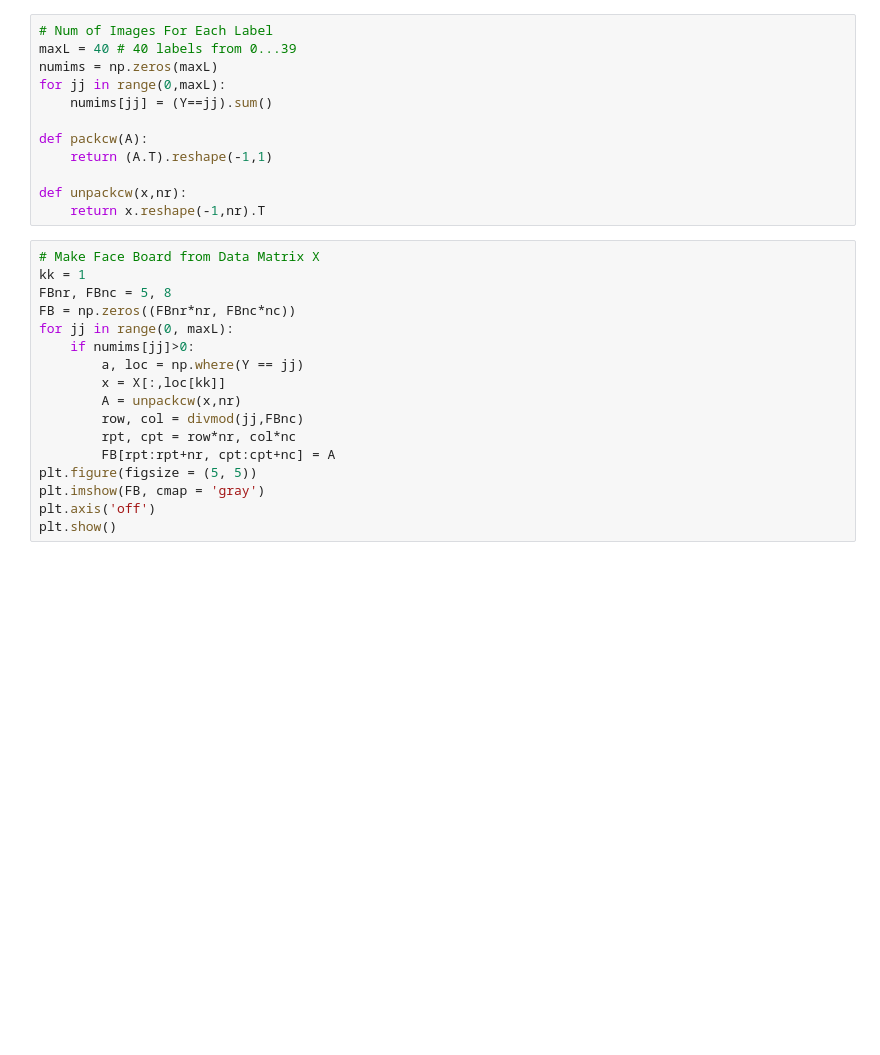
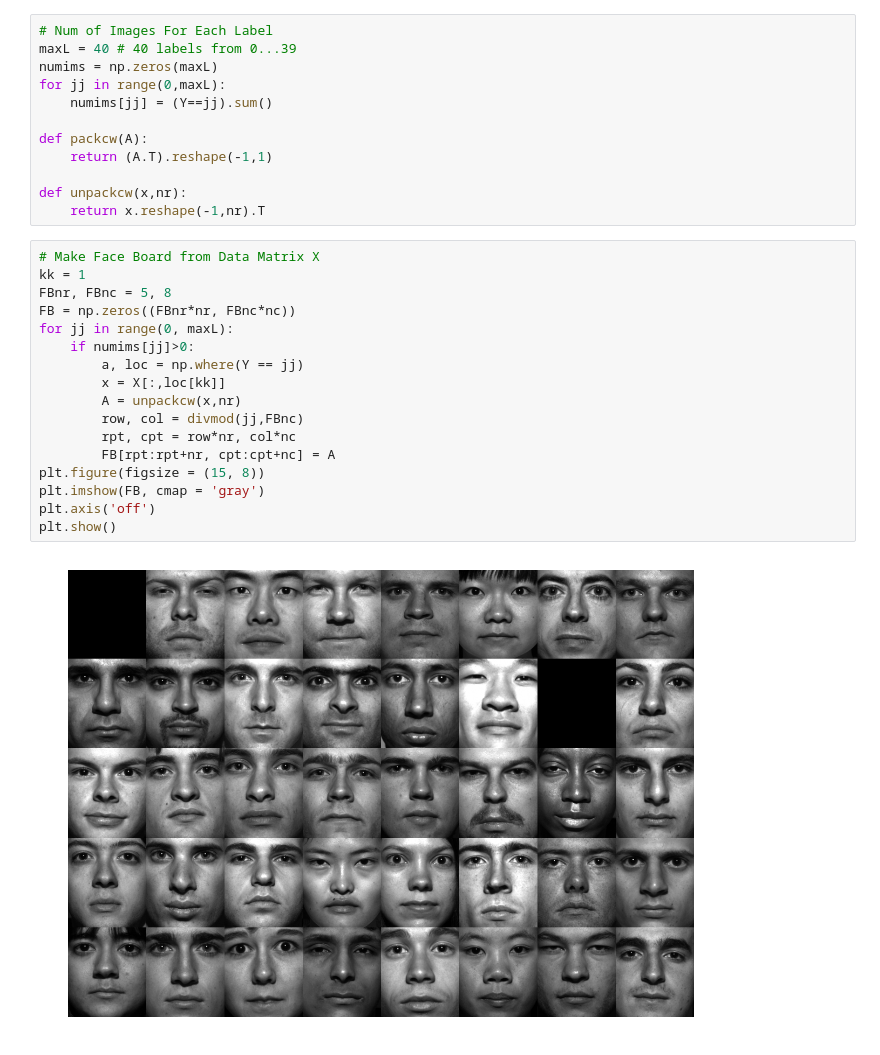
Before and after one commit to devanshg25/Facial_Recognition_Software, a Jupyter notebook: devanshg_tzjin_project1.ipynb, the cells around one changed output. Saved outputs shown, nothing was run; the diff lists cells and outputs as text; blank space fills up the shorter version.

```diff
--- a/devanshg_tzjin_project1.ipynb
+++ b/devanshg_tzjin_project1.ipynb
@@ -24,19 +30,21 @@ def unpackcw(x,nr):
 # %%
 # Make Face Board from Data Matrix X
 kk = 1
 FBnr, FBnc = 5, 8
 FB = np.zeros((FBnr*nr, FBnc*nc))
 for jj in range(0, maxL):
     if numims[jj]>0:
         a, loc = np.where(Y == jj)
         x = X[:,loc[kk]]
         A = unpackcw(x,nr)
         row, col = divmod(jj,FBnc)
         rpt, cpt = row*nr, col*nc
         FB[rpt:rpt+nr, cpt:cpt+nc] = A
-plt.figure(figsize = (5, 5))
+plt.figure(figsize = (15, 8))
 plt.imshow(FB, cmap = 'gray')
 plt.axis('off')
 plt.show()
+# %% [output]
+[figure, added]
 # %%
 mu = np.sum(X, axis=1)/X.shape[1]
```
Also changed, not shown: parts of 10 cells of this notebook.
